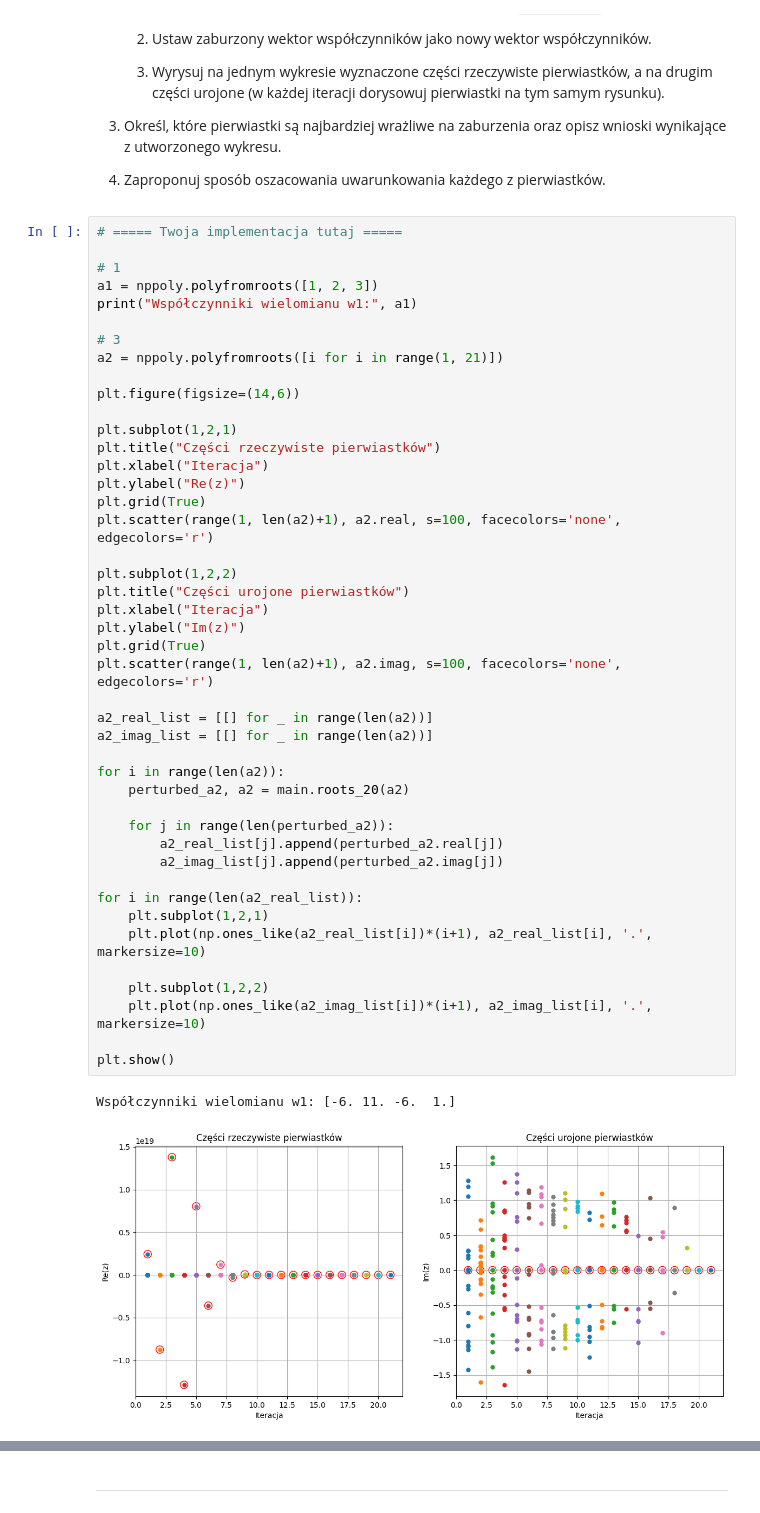
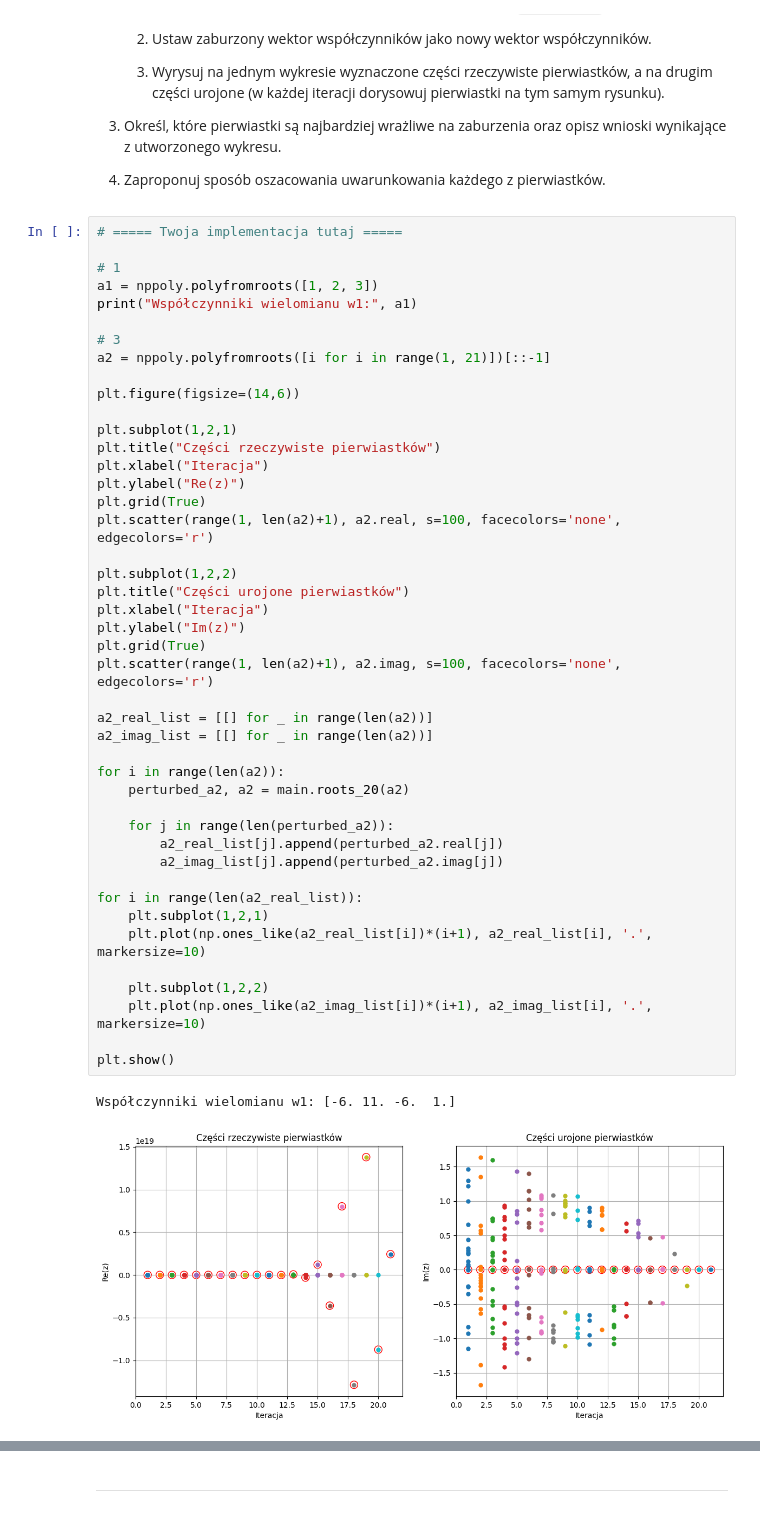
Before and after one commit to MN-KJ-2025/lab-7-pierwiastki-dheczko, a Jupyter notebook: sprawozdanie.ipynb, the cells around one changed output, grey strips where cells are left out. Saved outputs shown, nothing was run; the diff lists cells and outputs as text.

```diff
--- a/sprawozdanie.ipynb
+++ b/sprawozdanie.ipynb
@@ -112,7 +112,7 @@ a1 = nppoly.polyfromroots([1, 2, 3])
 print("Współczynniki wielomianu w1:", a1)
 
 # 3
-a2 = nppoly.polyfromroots([i for i in range(1, 21)])
+a2 = nppoly.polyfromroots([i for i in range(1, 21)])[::-1]
 
 plt.figure(figsize=(14,6))
 
@@ -123,31 +123,31 @@ plt.ylabel("Re(z)")
 plt.grid(True)
 plt.scatter(range(1, len(a2)+1), a2.real, s=100, facecolors='none', edgecolors='r')
 
 plt.subplot(1,2,2)
 plt.title("Części urojone pierwiastków")
 plt.xlabel("Iteracja")
 plt.ylabel("Im(z)")
 plt.grid(True)
 plt.scatter(range(1, len(a2)+1), a2.imag, s=100, facecolors='none', edgecolors='r')
 
 a2_real_list = [[] for _ in range(len(a2))]
 a2_imag_list = [[] for _ in range(len(a2))]
 
 for i in range(len(a2)):
     perturbed_a2, a2 = main.roots_20(a2)
 
     for j in range(len(perturbed_a2)):
         a2_real_list[j].append(perturbed_a2.real[j])
         a2_imag_list[j].append(perturbed_a2.imag[j])
 
 for i in range(len(a2_real_list)):
     plt.subplot(1,2,1)
     plt.plot(np.ones_like(a2_real_list[i])*(i+1), a2_real_list[i], '.', markersize=10)
 
     plt.subplot(1,2,2)
     plt.plot(np.ones_like(a2_imag_list[i])*(i+1), a2_imag_list[i], '.', markersize=10)
 
 plt.show()
 # %% [output]
 Współczynniki wielomianu w1: [-6. 11. -6.  1.]
-[figure, old version]
+[figure, new version]
```
Also changed, not shown: parts of 3 cells of this notebook.
